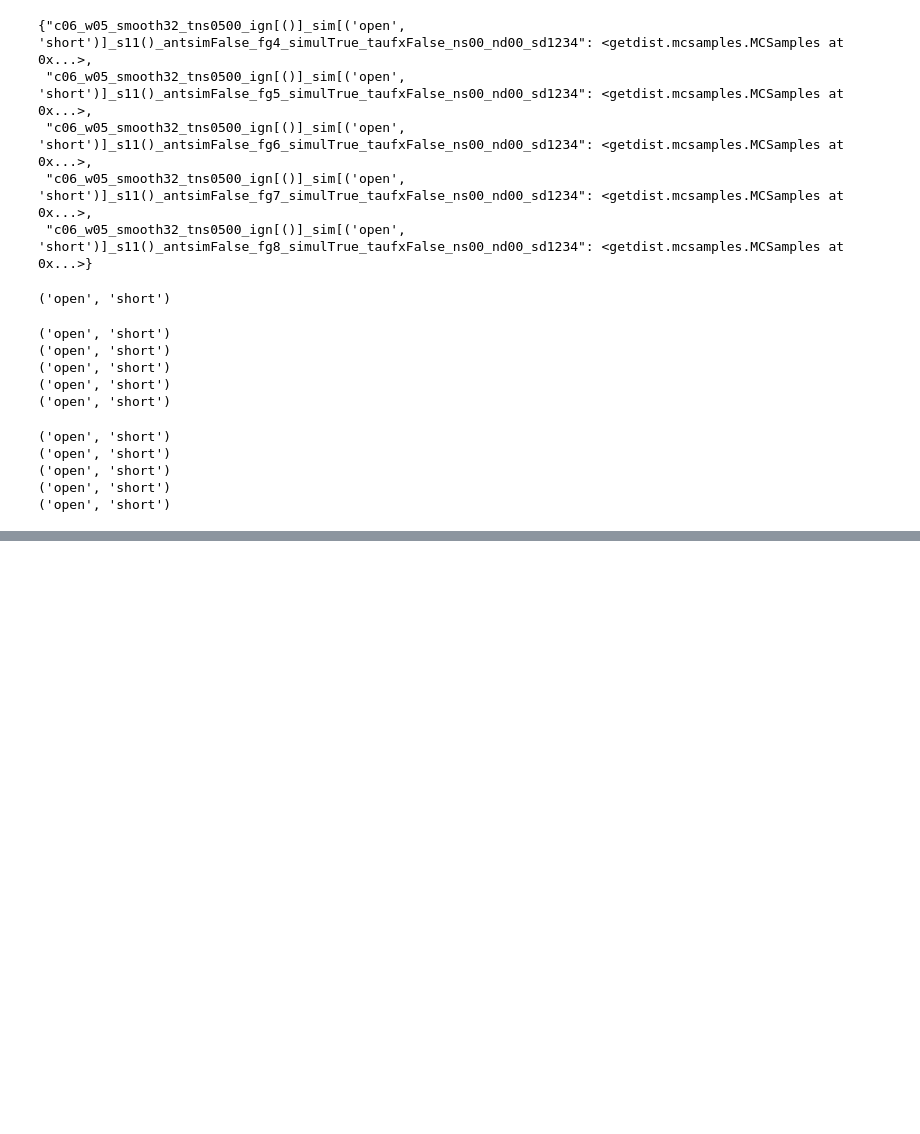
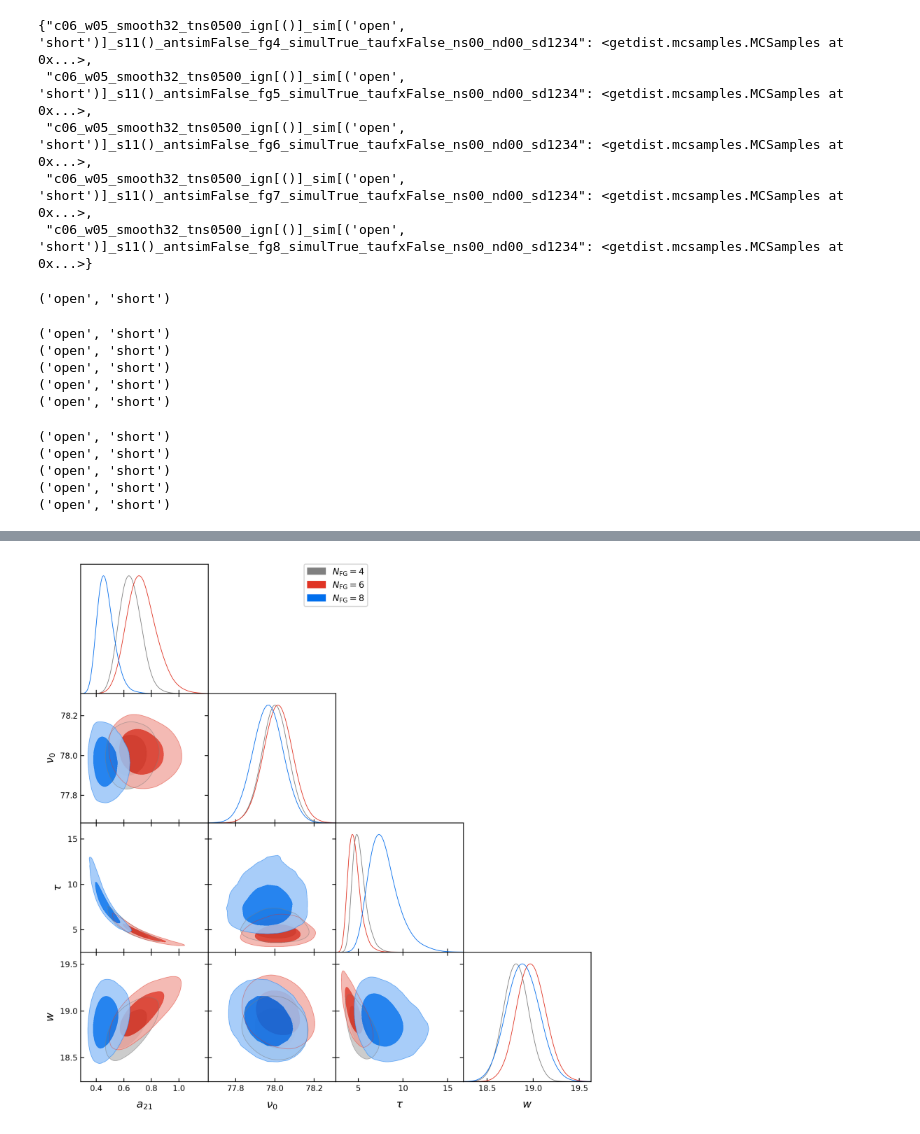
Before and after one commit to edges-collab/bayesian-calibration, a Jupyter notebook: alan-data.ipynb, the cells around one changed output, grey strips where cells are left out. Saved outputs shown, nothing was run; the diff lists cells and outputs as text; code cells hidden in the pictures; blank space fills up the shorter version.

```diff
--- a/alan-data.ipynb
+++ b/alan-data.ipynb
@@ -186,0 +207,17 @@ plot_inferred_absorption('median')
+# %%
+g = plots.get_subplot_plotter()
+g.triangle_plot(
+    [
+        runs['c06_w05_smooth32_tns0500_ign[()]_sim[(\'open\', \'short\')]_s11()_antsimFalse_fg4_simulTrue_taufxFalse_ns00_nd00_sd1234'],
+        runs['c06_w05_smooth32_tns0500_ign[()]_sim[(\'open\', \'short\')]_s11()_antsimFalse_fg6_simulTrue_taufxFalse_ns00_nd00_sd1234'],
+        runs['c06_w05_smooth32_tns0500_ign[()]_sim[(\'open\', \'short\')]_s11()_antsimFalse_fg8_simulTrue_taufxFalse_ns00_nd00_sd1234'],
+    ],
+    filled=True,
+    legend_labels=[
+        r'$N_{\rm FG}=4$',
+        r'$N_{\rm FG}=6$',
+        r'$N_{\rm FG}=8$',
+    ],
+    params=('A', 'nu0', 'tau', 'w')
+)
+# %% [output]
@@ -186,0 +225 @@ plot_inferred_absorption('median')
+[figure, added]
```
Also changed, not shown: parts of 5 cells of this notebook, 1 other file.
